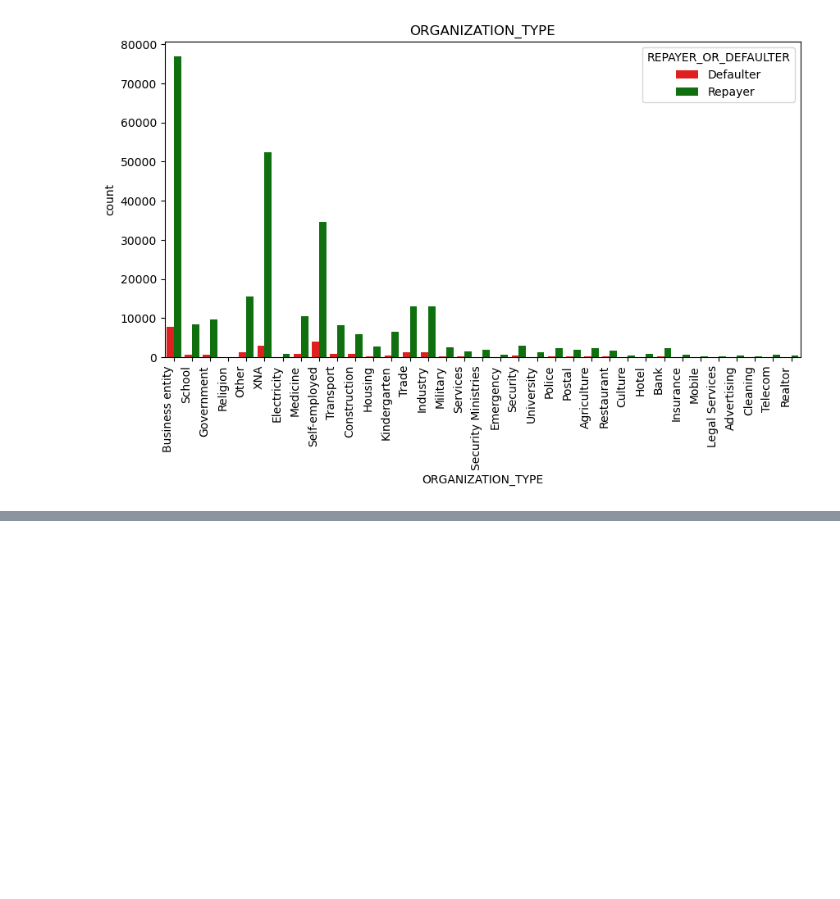
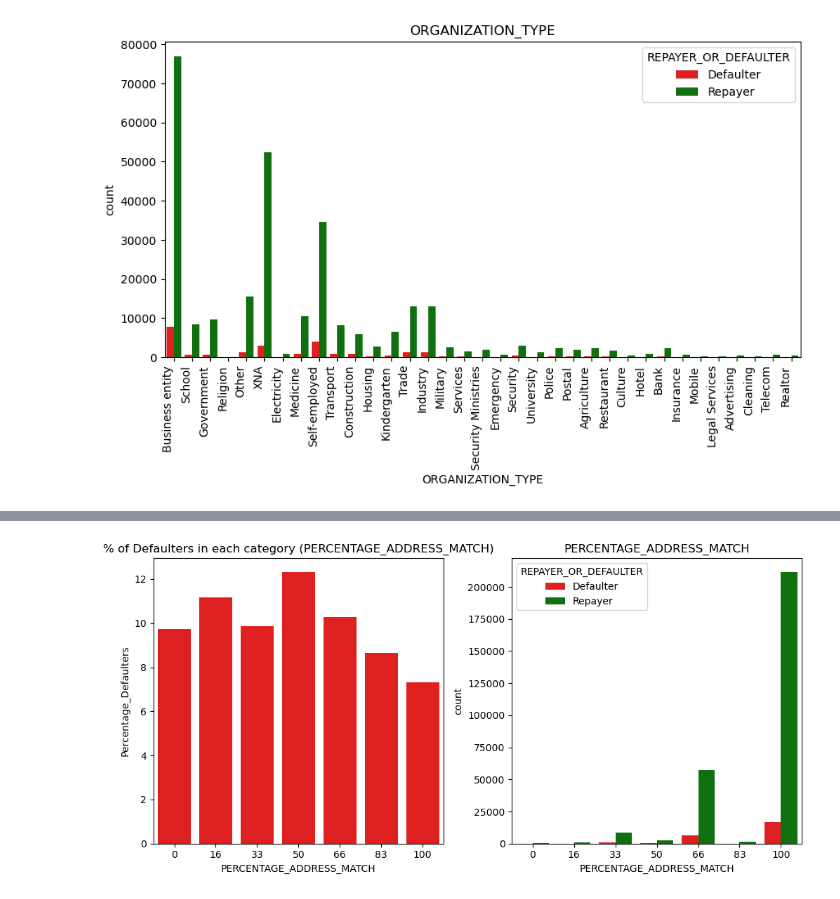
Before and after one commit to Punya-B-R/loan-approval-risk-analysis, a Jupyter notebook: Bank-Loan.ipynb, the cells around one changed output, grey strips where cells are left out. Drawn from its saved outputs; the diff is of its cells as text; code cells hidden in the pictures; blank space fills up the shorter version.

```diff
--- a/Bank-Loan.ipynb
+++ b/Bank-Loan.ipynb
@@ -423,0 +429,5 @@ plt.show()
+# %%
+app['PERCENTAGE_ADDRESS_MATCH'] = app['PERCENTAGE_ADDRESS_MATCH'].apply(lambda x: int(round(x)))
+app_univariate_categorical('PERCENTAGE_ADDRESS_MATCH')
+# %% [output]
+[figure, added]
```
Also changed, not shown: parts of 4 cells of this notebook.
